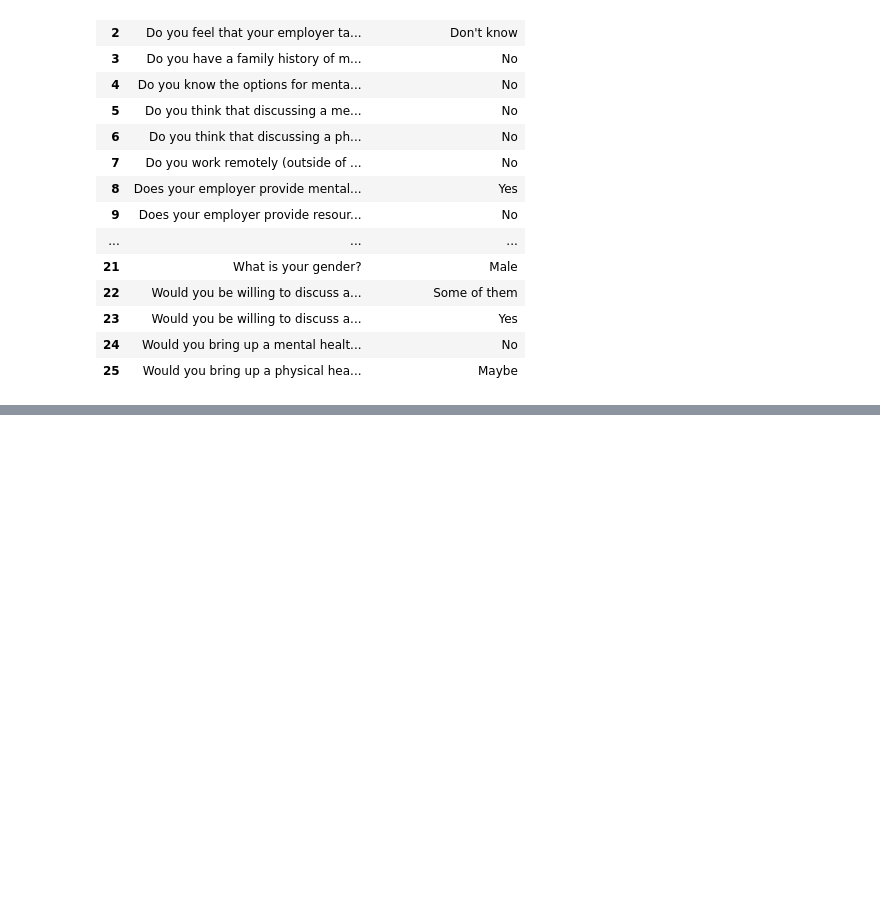
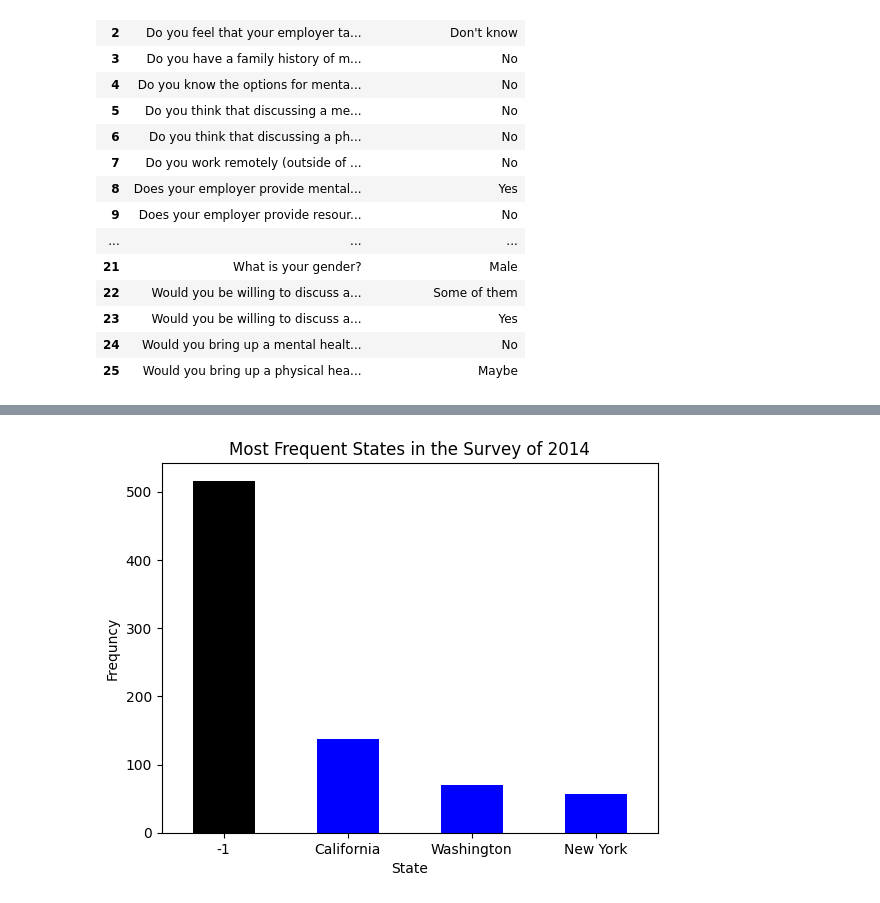
Before and after one commit to Noorpr/SQL_DataAnalysis_Project, a Jupyter notebook: SQL-project.ipynb, the cells around one changed output, grey strips where cells are left out. Drawn from its saved outputs; the diff is of its cells as text; code cells hidden in the pictures; blank space fills up the shorter version.

```diff
--- a/SQL-project.ipynb
+++ b/SQL-project.ipynb
@@ -206,0 +211,15 @@ mode_values.sort_values(by='Question')
+# %%
+# How to count the values within a single column using sql?
+
+query = pd.read_sql("""SELECT Answer,COUNT(Answer) AS frequency
+                    FROM (SELECT a.UserID AS "User  ID",
+                    q.questionid AS "Question ID",
+                    q.questiontext AS "Question",
+                    a.AnswerText AS "Answer"
+                FROM ANSWER a
+                JOIN QUESTION q ON q.questionid = a.QuestionID
+                WHERE a.SurveyID = 2014
+                        ) AS AnswerData WHERE "Question ID" = 4
+                    GROUP BY Answer
+                    ORDER BY frequency DESC""", conn)
+query
@@ -206,0 +244,11 @@ mode_values.sort_values(by='Question')
+# %%
+import matplotlib.pyplot as plt
+query[0:4].plot(kind='bar', x='Answer', y='frequency', color=['black', 'blue','blue','blue'], legend=False)
+
+plt.title('Most Frequent States in the Survey of 2014')
+plt.xlabel('State')
+plt.ylabel('Frequncy')
+plt.xticks(rotation=0)
+plt.show()
+# %% [output]
+[figure, added]
```
Also changed, not shown: parts of 11 cells of this notebook.
